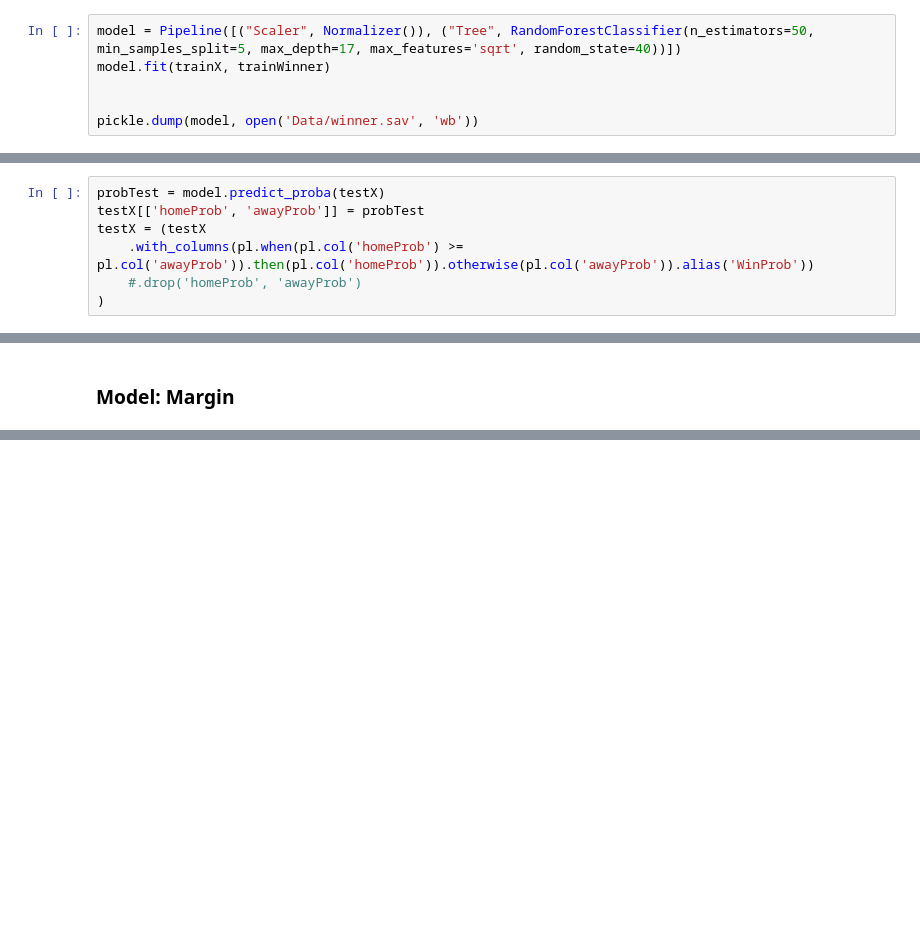
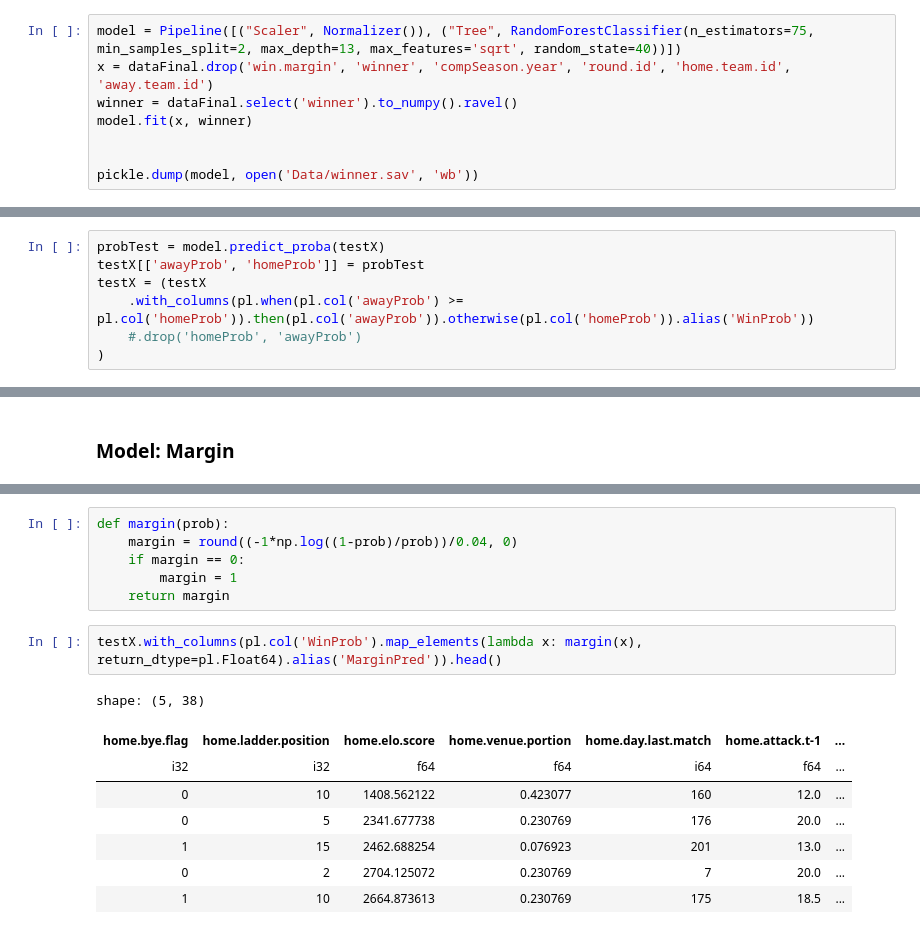
Before and after one commit to suttoe/AFLmodel, a Jupyter notebook: AFLEndOfYear.ipynb, the cells around one changed output, grey strips where cells are left out. Cells and saved outputs as stored; diff of their text form; blank space fills up the shorter version.

```diff
--- a/AFLEndOfYear.ipynb
+++ b/AFLEndOfYear.ipynb
@@ -836,6 +845,8 @@ shape: (5, 5)
 # %%
-model = Pipeline([("Scaler", Normalizer()), ("Tree", RandomForestClassifier(n_estimators=50, min_samples_split=5, max_depth=17, max_features='sqrt', random_state=40))])
-model.fit(trainX, trainWinner)
+model = Pipeline([("Scaler", Normalizer()), ("Tree", RandomForestClassifier(n_estimators=75, min_samples_split=2, max_depth=13, max_features='sqrt', random_state=40))])
+x = dataFinal.drop('win.margin', 'winner', 'compSeason.year', 'round.id', 'home.team.id', 'away.team.id')
+winner = dataFinal.select('winner').to_numpy().ravel()
+model.fit(x, winner)
 
 
 pickle.dump(model, open('Data/winner.sav', 'wb'))
@@ -847,9 +858,9 @@ trainX = (trainX
 )
 # %%
 probTest = model.predict_proba(testX)
-testX[['homeProb', 'awayProb']] = probTest
+testX[['awayProb', 'homeProb']] = probTest
 testX = (testX
-    .with_columns(pl.when(pl.col('homeProb') >= pl.col('awayProb')).then(pl.col('homeProb')).otherwise(pl.col('awayProb')).alias('WinProb'))
+    .with_columns(pl.when(pl.col('awayProb') >= pl.col('homeProb')).then(pl.col('awayProb')).otherwise(pl.col('homeProb')).alias('WinProb'))
     #.drop('homeProb', 'awayProb')
 )
 # %% [markdown]
@@ -980,0 +904,17 @@ probsWinner = modelWin.predict_proba(data2025).tolist()
+# %%
+def margin(prob):
+    margin = round((-1*np.log((1-prob)/prob))/0.04, 0)
+    if margin == 0:
+        margin = 1
+    return margin
+# %%
+testX.with_columns(pl.col('WinProb').map_elements(lambda x: margin(x), return_dtype=pl.Float64).alias('MarginPred')).head()
+# %% [output]
+shape: (5, 38)
+| home.bye.flag | home.ladder.position | home.elo.score | home.venue.portion | home.day.last.match | home.attack.t-1 | ... |
+| i32 | i32 | f64 | f64 | i64 | f64 | ... |
+| 0 | 10 | 1408.562122 | 0.423077 | 160 | 12.0 | ... |
+| 0 | 5 | 2341.677738 | 0.230769 | 176 | 20.0 | ... |
+| 1 | 15 | 2462.688254 | 0.076923 | 201 | 13.0 | ... |
+| 0 | 2 | 2704.125072 | 0.230769 | 7 | 20.0 | ... |
+| 1 | 10 | 2664.873613 | 0.230769 | 175 | 18.5 | ... |
```
Also changed, not shown: parts of 35 cells of this notebook, 10 other files.
